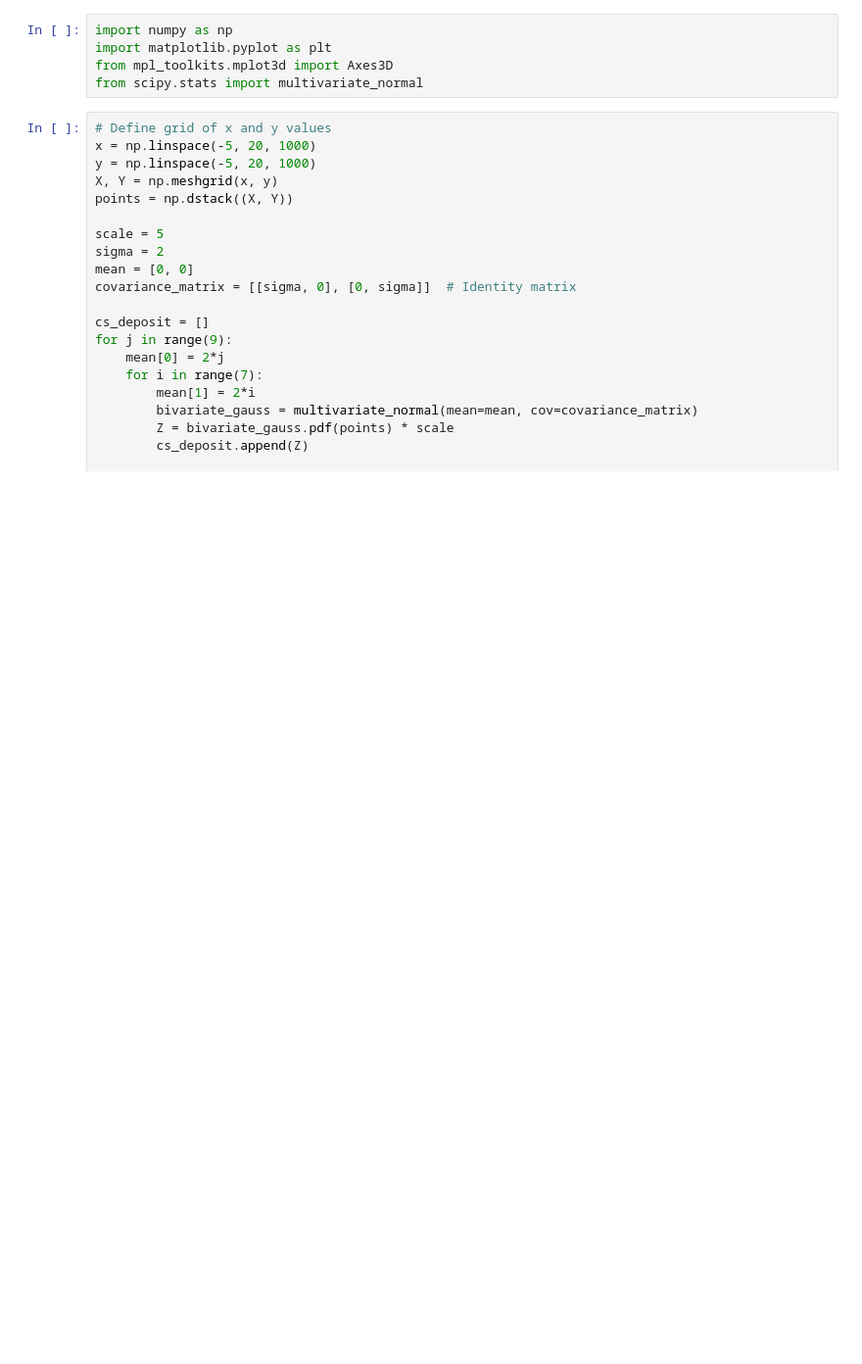
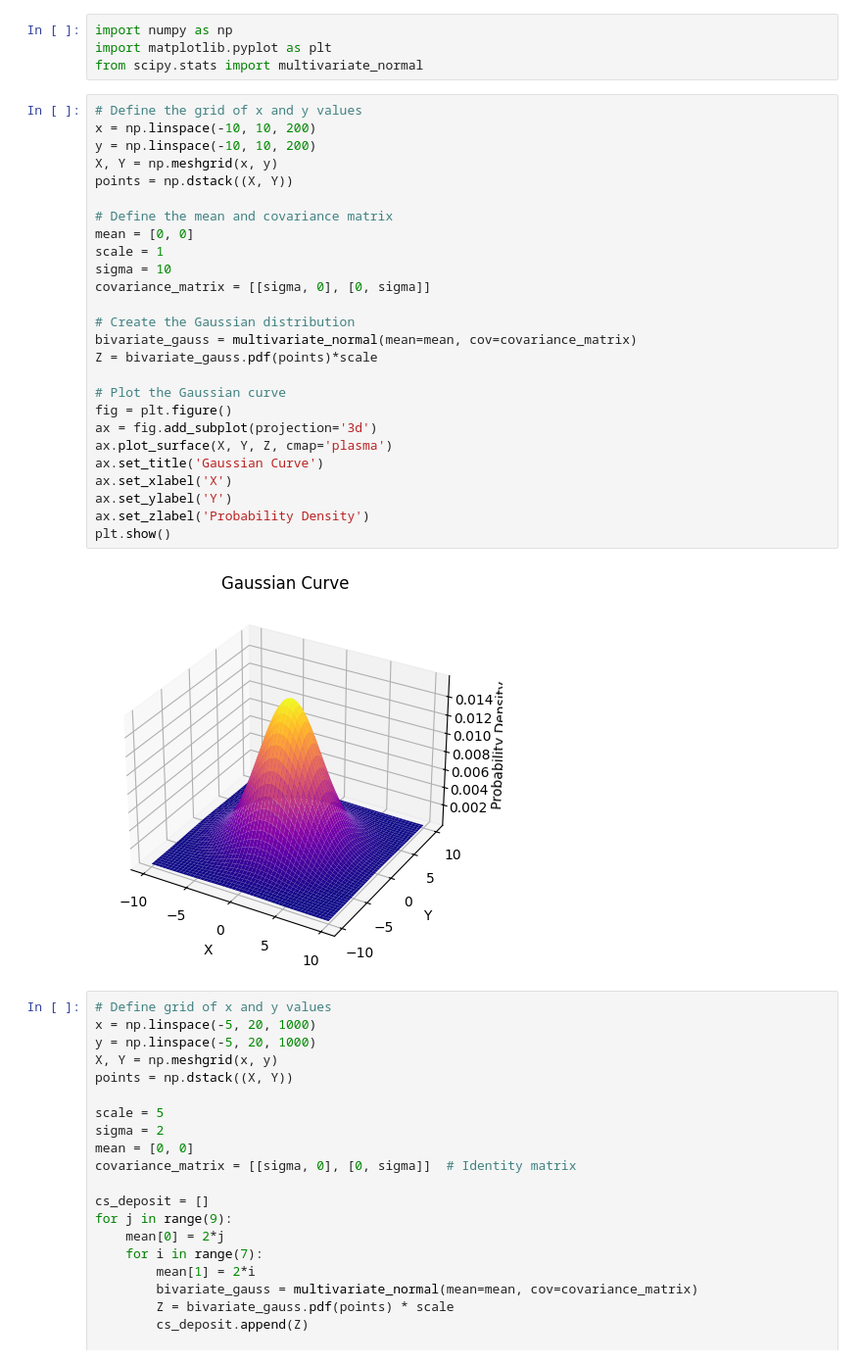
Before and after one commit to ArmandoFerraj/Cold-Spray-Simulation, a Jupyter notebook: CS_simulation.ipynb, the cells around one changed output. Shown: that part at 98% size. Saved outputs shown, nothing was run; the diff lists cells and outputs as text; blank space fills up the shorter version.

```diff
--- a/CS_simulation.ipynb
+++ b/CS_simulation.ipynb
@@ -1,8 +17,35 @@
 # %%
 import numpy as np
 import matplotlib.pyplot as plt
-from mpl_toolkits.mplot3d import Axes3D
 from scipy.stats import multivariate_normal
+# %%
+# Define the grid of x and y values
+x = np.linspace(-10, 10, 200)
+y = np.linspace(-10, 10, 200)
+X, Y = np.meshgrid(x, y)
+points = np.dstack((X, Y))
+
+# Define the mean and covariance matrix
+mean = [0, 0]
+scale = 1
+sigma = 10
+covariance_matrix = [[sigma, 0], [0, sigma]]
+
+# Create the Gaussian distribution
+bivariate_gauss = multivariate_normal(mean=mean, cov=covariance_matrix)
+Z = bivariate_gauss.pdf(points)*scale
+
+# Plot the Gaussian curve
+fig = plt.figure()
+ax = fig.add_subplot(projection='3d')
+ax.plot_surface(X, Y, Z, cmap='plasma')
+ax.set_title('Gaussian Curve')
+ax.set_xlabel('X')
+ax.set_ylabel('Y')
+ax.set_zlabel('Probability Density')
+plt.show()
+# %% [output]
+[figure, added]
 # %%
 # Define grid of x and y values
 x = np.linspace(-5, 20, 1000)
```
Also changed, not shown: parts of 2 cells of this notebook.
